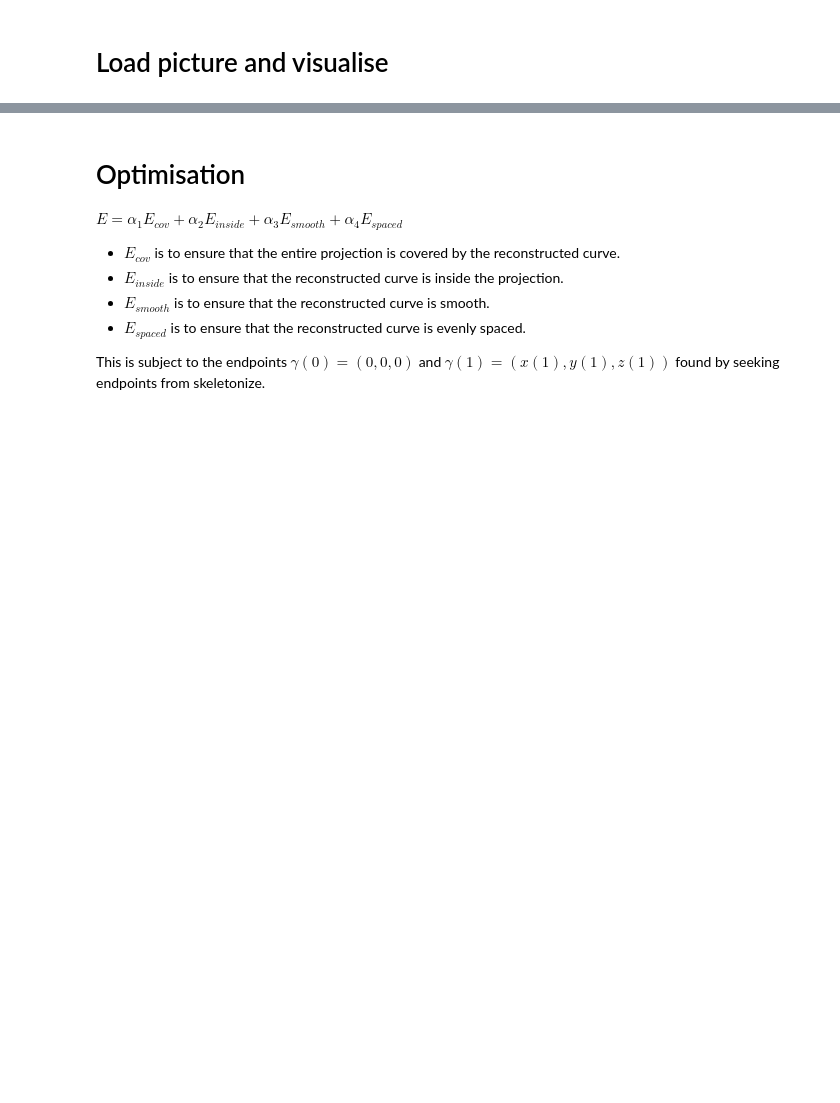
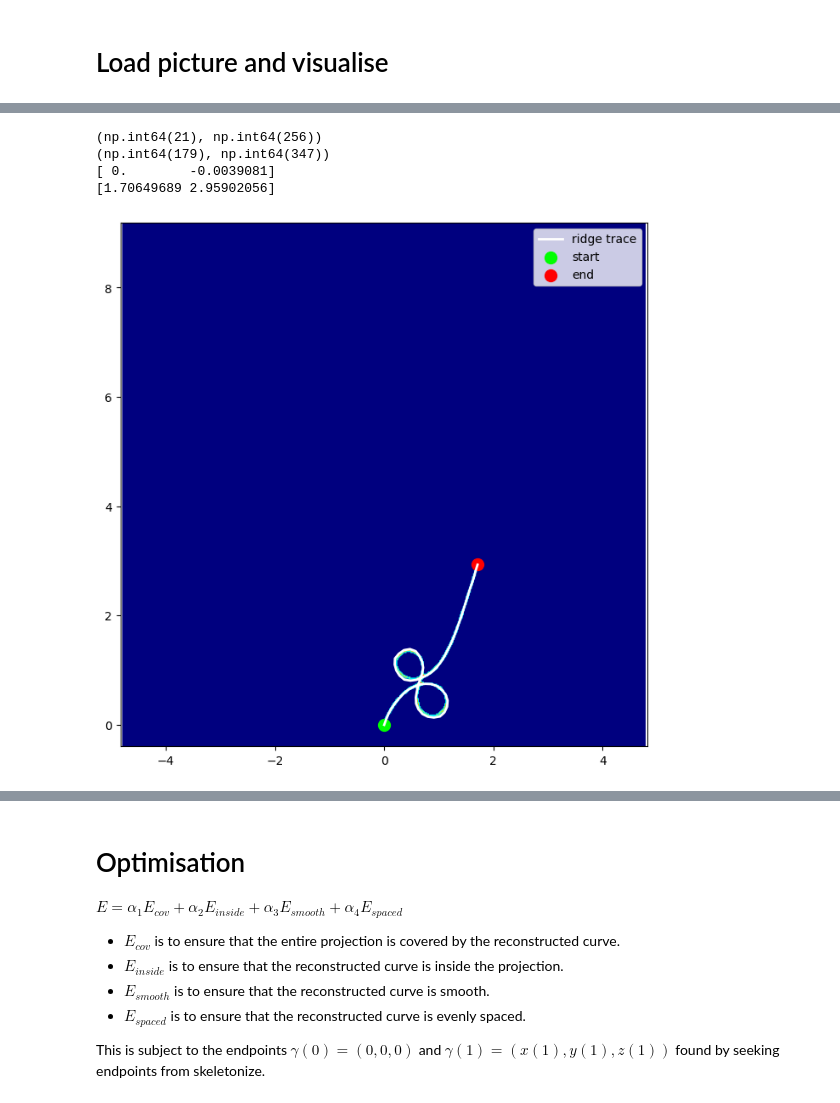
Before and after one commit to josef-lin/HFSP-dodder, a Jupyter notebook: src/data-reconstruction/data-reconstruction.ipynb, the cells around one changed output, grey strips where cells are left out. Saved outputs shown, nothing was run; the diff lists cells and outputs as text; code cells hidden in the pictures; blank space fills up the shorter version.

```diff
--- a/src/data-reconstruction/data-reconstruction.ipynb
+++ b/src/data-reconstruction/data-reconstruction.ipynb
@@ -288,0 +168,76 @@ U0 = np.column_stack([
+# %%
+rows, cols = np.where(phi_xz > 0)
+
+x_pts = x_coords[cols]
+z_pts = z_coords[rows]
+
+dist2 = x_pts**2 + z_pts**2
+idx = np.argmin(dist2)
+start_pix_xz = (
+    rows[idx],
+    cols[idx]
+)
+start_xz = np.array([x_pts[idx], z_pts[idx]])
+
+idx = np.argmax(z_pts)
+end_pix_xz = (
+    rows[idx],
+    cols[idx]
+)
+end_xz = np.array([x_pts[idx], z_pts[idx]])
+
+print(start_pix_xz)
+print(end_pix_xz)
+print(start_xz)
+print(end_xz)
+# %% [output]
+(np.int64(21), np.int64(256))
+(np.int64(179), np.int64(347))
+[ 0.        -0.0039081]
+[1.70649689 2.95902056]
+# %%
+path_xz = trace_ridge_continuous(start_xz, end_xz, phi_xz_interp, h=1.5*width_est)
+
+plt.figure(figsize=(8,8))
+
+plt.imshow(
+    phi_xz,
+    extent=[
+        x_coords.min(),
+        x_coords.max(),
+        z_coords.min(),
+        z_coords.max()
+    ],
+    origin='lower',
+    cmap='jet'
+)
+
+plt.plot(
+    path_xz[:,0],
+    path_xz[:,1],
+    'w-',
+    linewidth=2,
+    label='ridge trace'
+)
+
+plt.scatter(
+    path_xz[0,0],
+    path_xz[0,1],
+    c='lime',
+    s=100,
+    label='start'
+)
+
+plt.scatter(
+    path_xz[-1,0],
+    path_xz[-1,1],
+    c='red',
+    s=100,
+    label='end'
+)
+
+plt.axis('equal')
+plt.legend()
+plt.show()
+# %% [output]
+[figure, added]
```
Also changed, not shown: parts of 20 cells of this notebook.
